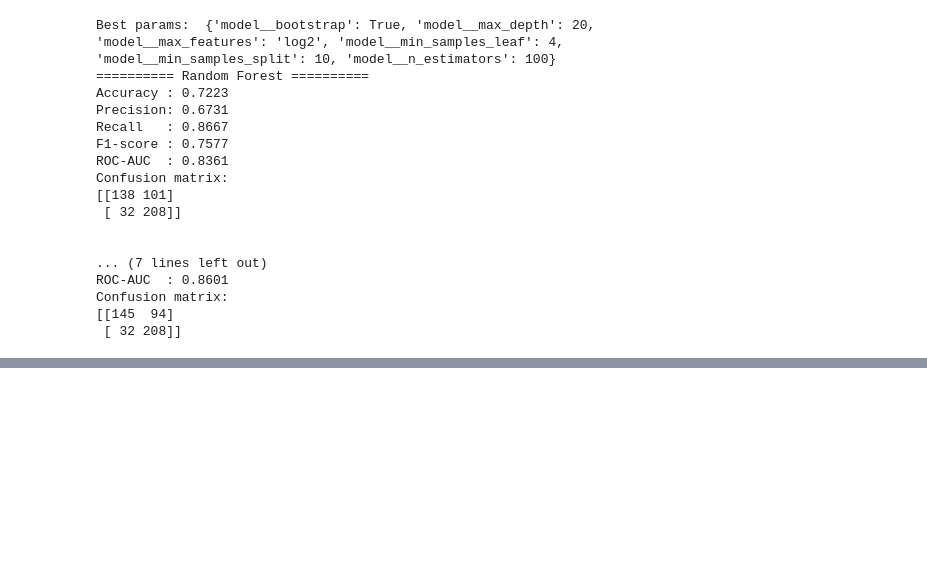
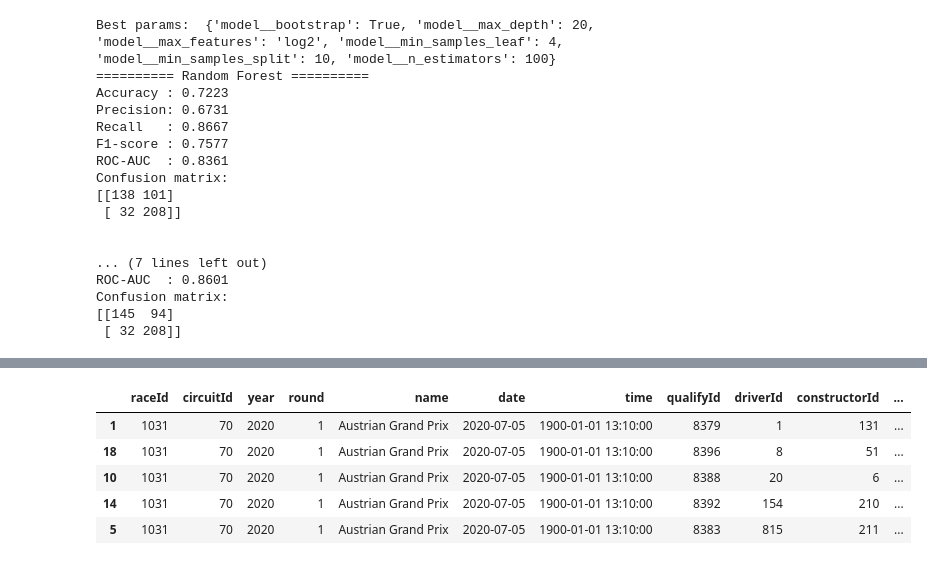
Before and after one commit to Ognjeniii/f1-predictions, a Jupyter notebook: Model1.1.ipynb, the cells around one changed output, grey strips where cells are left out. Cells and saved outputs as stored; diff of their text form; code cells hidden in the pictures; blank space fills up the shorter version.

```diff
--- a/Model1.1.ipynb
+++ b/Model1.1.ipynb
@@ -1074,0 +1096,21 @@ Confusion matrix:
+# %%
+qualiRound = QualiRound()
+df = qualiRound.transform(df)
+# %%
+qualiGap = QualiGap()
+df = qualiGap.transform(df)
+# %%
+avgLastFinish = AvgLastFinish()
+df = avgLastFinish.transform(df)
+# %%
+driverExperience = DriverExperience()
+df = driverExperience.transform(df)
+# %%
+df.head()
+# %% [output]
+|  | raceId | circuitId | year | round | name | date | time | qualifyId | driverId | constructorId | ... |
+| 1 | 1031 | 70 | 2020 | 1 | Austrian Grand Prix | 2020-07-05 | 1900-01-01 13:10:00 | 8379 | 1 | 131 | ... |
+| 18 | 1031 | 70 | 2020 | 1 | Austrian Grand Prix | 2020-07-05 | 1900-01-01 13:10:00 | 8396 | 8 | 51 | ... |
+| 10 | 1031 | 70 | 2020 | 1 | Austrian Grand Prix | 2020-07-05 | 1900-01-01 13:10:00 | 8388 | 20 | 6 | ... |
+| 14 | 1031 | 70 | 2020 | 1 | Austrian Grand Prix | 2020-07-05 | 1900-01-01 13:10:00 | 8392 | 154 | 210 | ... |
+| 5 | 1031 | 70 | 2020 | 1 | Austrian Grand Prix | 2020-07-05 | 1900-01-01 13:10:00 | 8383 | 815 | 211 | ... |
```
Also changed, not shown: parts of 14 cells of this notebook, 7 other files.
